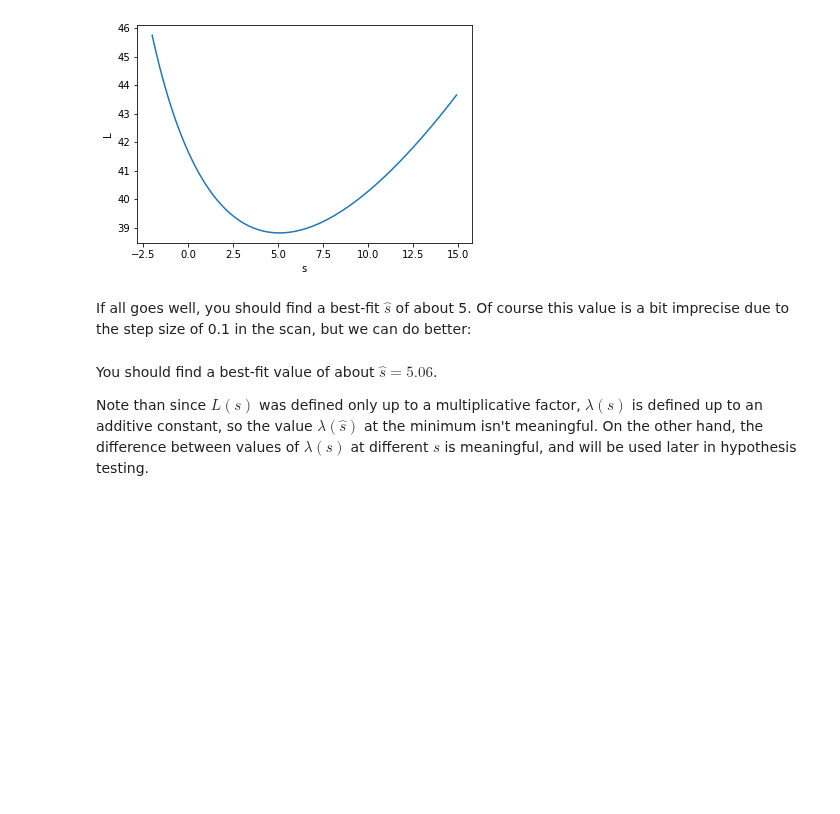
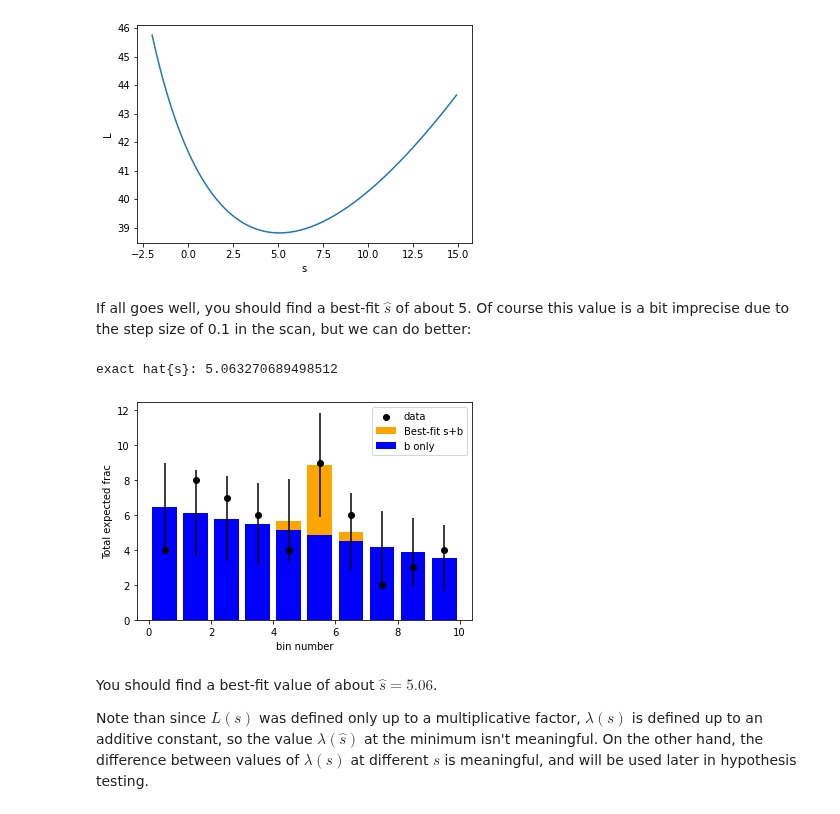
Before and after one commit to fastprof-hep/stats-tutorial, a Jupyter notebook: SOS2022/lecture1_solutions.ipynb, the cells around one changed output. Saved outputs shown, nothing was run; the diff lists cells and outputs as text; code cells hidden in the pictures; blank space fills up the shorter version.

```diff
--- a/SOS2022/lecture1_solutions.ipynb
+++ b/SOS2022/lecture1_solutions.ipynb
@@ -94,3 +89,20 @@ from scipy.optimize import minimize_scalar
+# %%
+from scipy.optimize import minimize_scalar
+# Compute the value at minimum (.x selects the position of the minimum, .fun would return the function value)
+s_hat = minimize_scalar(lambda s : lambda_s(s, data), bounds=(0, 100)).x
+print('exact hat{s}:', s_hat)
+
+# Plot the result
+best_fit_s_plus_b = s_hat*s_fracs + b*b_fracs
+plt.bar(x, best_fit_s_plus_b, color='orange', yerr=np.sqrt(best_fit_s_plus_b), label='Best-fit s+b')
+plt.bar(x, b_only, color='b', label='b only')
+plt.scatter(x, data, zorder=10, color='k', label='data')
+plt.xlabel('bin number')
+plt.ylabel('Total expected frac')
+plt.legend();
+# %% [output]
+exact hat{s}: 5.063270689498512
+[figure, added]
 # %% [markdown]
 You should find a best-fit value of about $\hat{s} = 5.06$.
 
```
Also changed, not shown: parts of 6 cells of this notebook, 2 other files.
